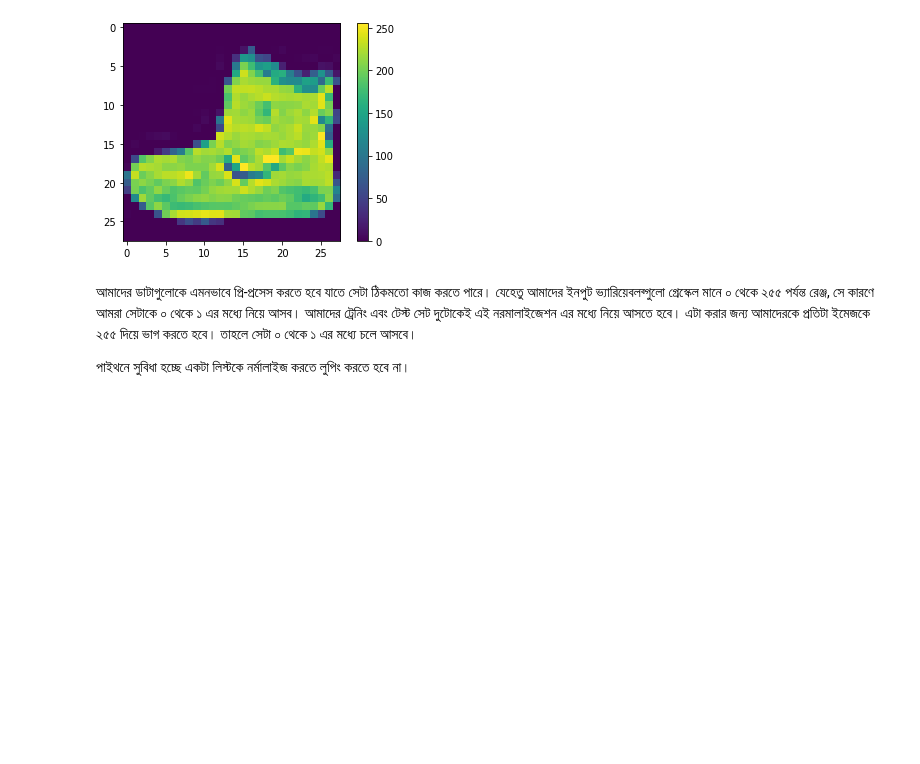
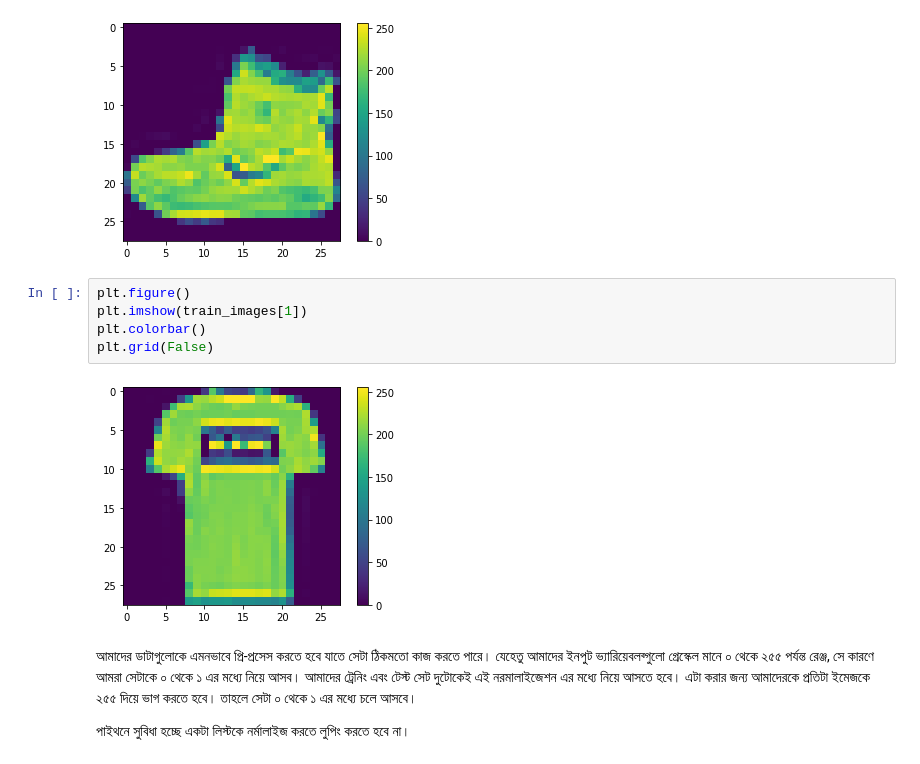
Before and after one commit to raqueeb/TensorFlow2, a Jupyter notebook: classification_book.ipynb, the cells around one changed output. Saved outputs shown, nothing was run; the diff lists cells and outputs as text; blank space fills up the shorter version.

```diff
--- a/classification_book.ipynb
+++ b/classification_book.ipynb
@@ -228,6 +238,13 @@ plt.grid(False)
 plt.show()
 # %% [output]
 [figure]
+# %%
+plt.figure()
+plt.imshow(train_images[1])
+plt.colorbar()
+plt.grid(False)
+# %% [output]
+[figure, added]
 # %% [markdown]
 আমাদের ডাটাগুলোকে এমনভাবে প্রি-প্রসেস করতে হবে যাতে সেটা ঠিকমতো কাজ করতে পারে। যেহেতু আমাদের ইনপুট ভ্যারিয়েবলব্গুলো গ্রেস্কেল মানে ০ থেকে ২৫৫ পর্যন্ত রেঞ্জ, সে কারণে আমরা সেটাকে ০ থেকে ১ এর মধ্যে নিয়ে আসব। আমাদের ট্রেনিং এবং টেস্ট সেট দুটোকেই এই নরমালাইজেশন এর মধ্যে নিয়ে আসতে হবে। এটা করার জন্য আমাদেরকে প্রতিটা ইমেজকে ২৫৫ দিয়ে ভাগ করতে হবে। তাহলে সেটা ০ থেকে ১ এর মধ্যে চলে আসবে।
 
```
Also changed, not shown: parts of 13 cells of this notebook.
